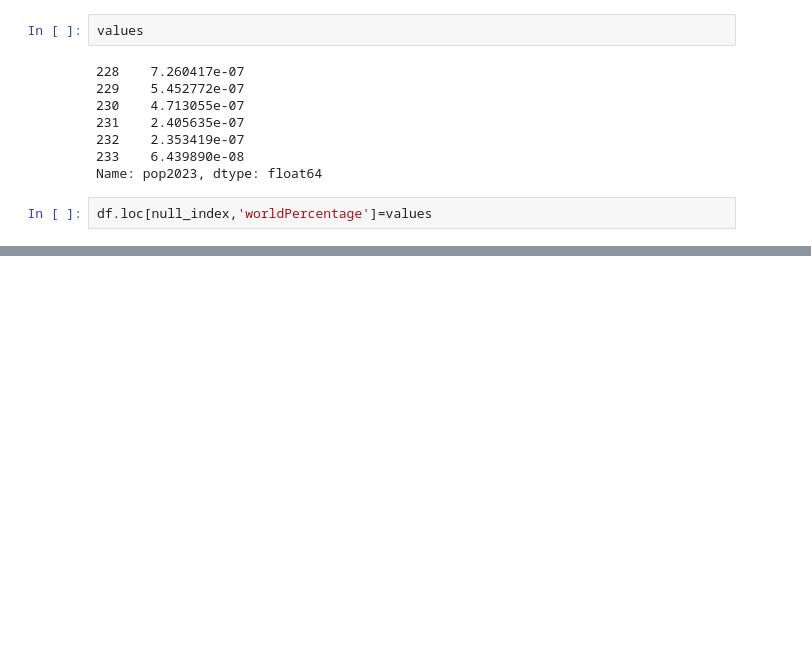
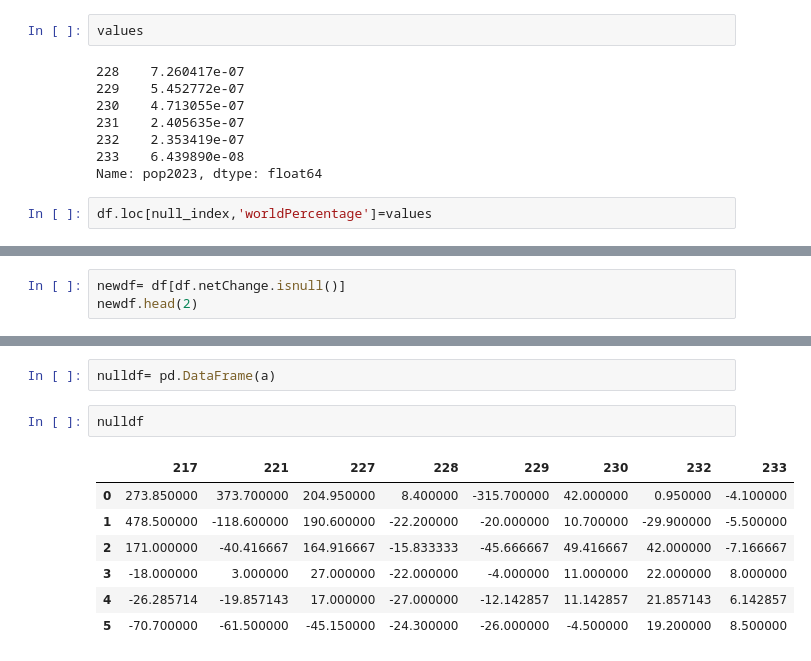
Before and after one commit to gurminder-cr/GenAi, a Jupyter notebook: DS/pop_data.ipynb, the cells around one changed output, grey strips where cells are left out. Cells and saved outputs as stored; diff of their text form; blank space fills up the shorter version.

```diff
--- a/DS/pop_data.ipynb
+++ b/DS/pop_data.ipynb
@@ -168,0 +169,3 @@ df.
+# %%
+newdf= df[df.netChange.isnull()]
+newdf.head(2)
@@ -168,0 +203,12 @@ df.
+# %%
+nulldf= pd.DataFrame(a)
+# %%
+nulldf
+# %% [output]
+|  | 217 | 221 | 227 | 228 | 229 | 230 | 232 | 233 |
+| 0 | 273.850000 | 373.700000 | 204.950000 | 8.400000 | -315.700000 | 42.000000 | 0.950000 | -4.100000 |
+| 1 | 478.500000 | -118.600000 | 190.600000 | -22.200000 | -20.000000 | 10.700000 | -29.900000 | -5.500000 |
+| 2 | 171.000000 | -40.416667 | 164.916667 | -15.833333 | -45.666667 | 49.416667 | 42.000000 | -7.166667 |
+| 3 | -18.000000 | 3.000000 | 27.000000 | -22.000000 | -4.000000 | 11.000000 | 22.000000 | 8.000000 |
+| 4 | -26.285714 | -19.857143 | 17.000000 | -27.000000 | -12.142857 | 11.142857 | 21.857143 | 6.142857 |
+| 5 | -70.700000 | -61.500000 | -45.150000 | -24.300000 | -26.000000 | -4.500000 | 19.200000 | 8.500000 |
```
Also changed, not shown: parts of 11 cells of this notebook, 2 other files.
